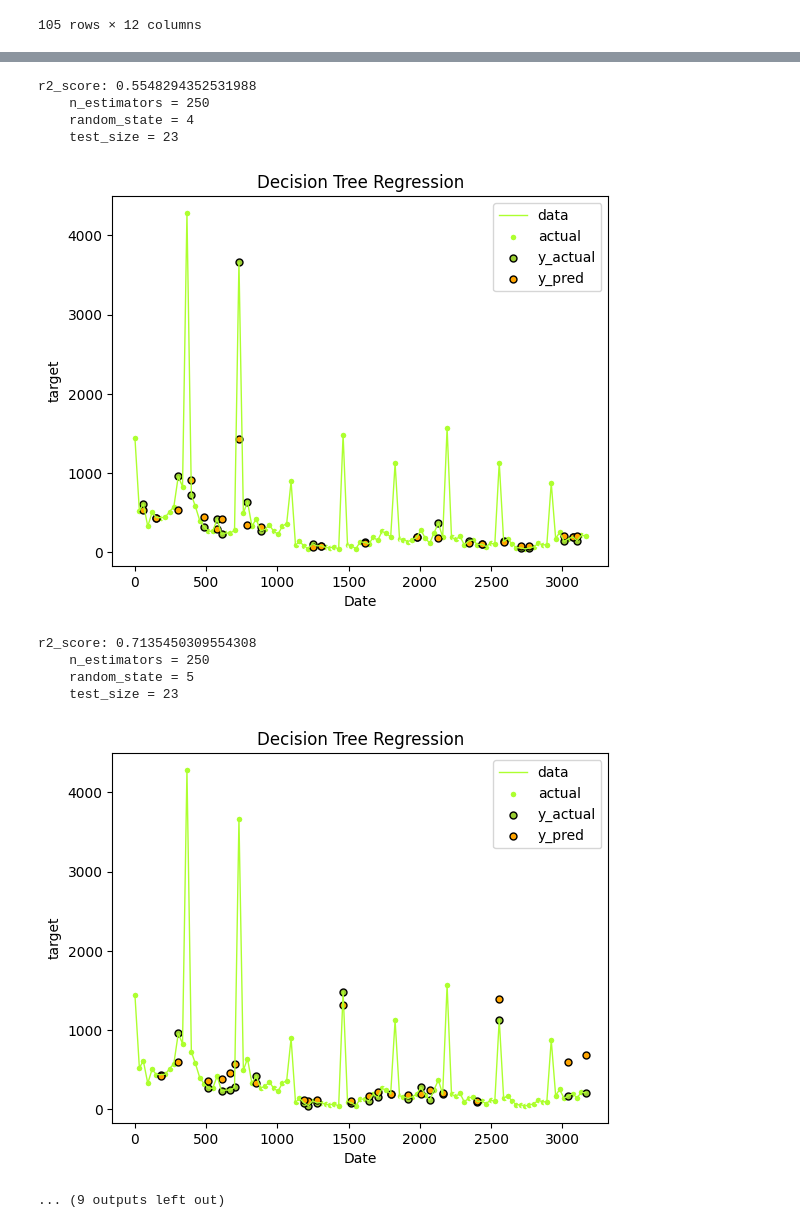
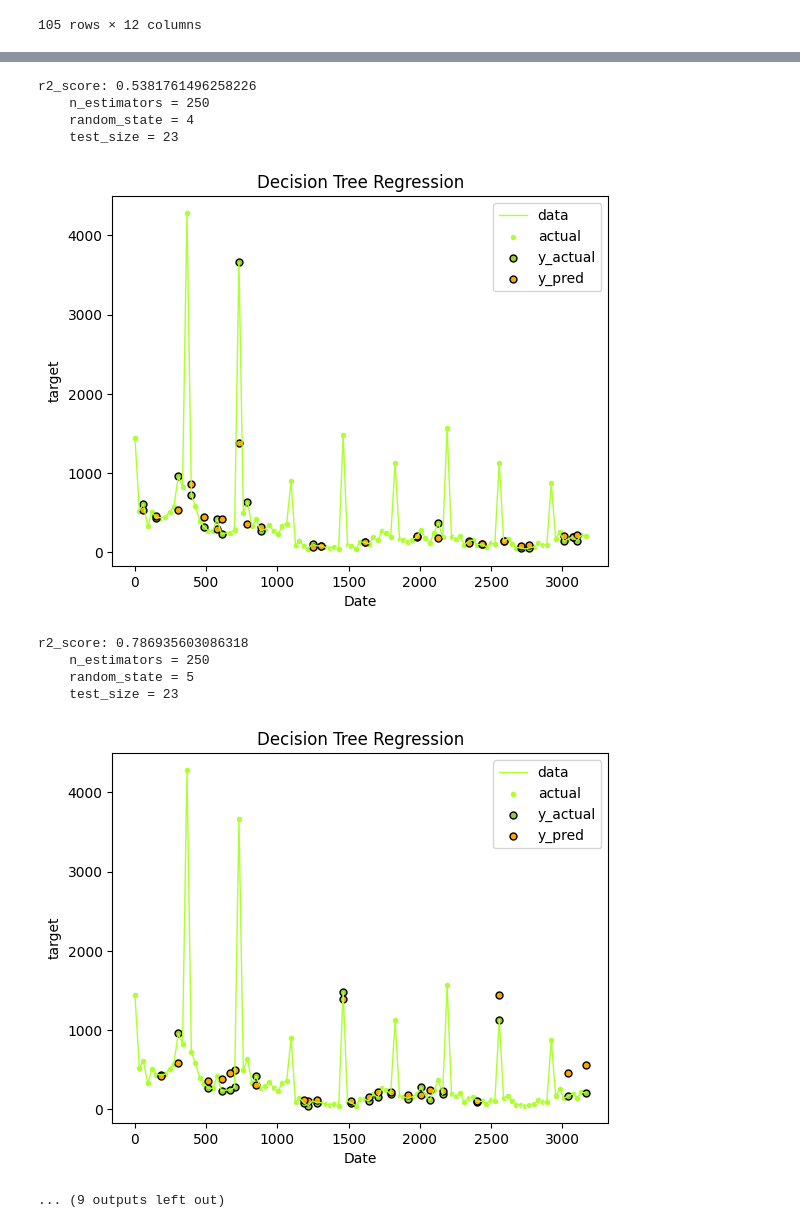
Before and after one commit to Shramster/Predicting-Los-Angeles-Foreclosures, a Jupyter notebook: application/RandomForest_PeriodicMonths.ipynb, the cells around one changed output, grey strips where cells are left out. Saved outputs shown, nothing was run; the diff lists cells and outputs as text; code cells hidden in the pictures.

```diff
--- a/application/RandomForest_PeriodicMonths.ipynb
+++ b/application/RandomForest_PeriodicMonths.ipynb
@@ -60,7 +60,7 @@ for i in range(0,10):
     test_size = 23
     random_state=i
     X_train, X_test, y_train, y_test = train_test_split(X, y, test_size=test_size, random_state=random_state)
-    regressor = RandomForestRegressor(n_estimators=n_estimators, max_features=0.85)
+    regressor = RandomForestRegressor(n_estimators=n_estimators,bootstrap=True, max_features=0.85)
     regressor.fit(X_train,y_train.to_numpy().flatten())
     y_pred = regressor.predict(X_test)
     r2 = r2_score(y_test,y_pred)
@@ -107,11 +107,11 @@ r2_score: 0.8411249898601715
-r2_score: 0.5548294352531988
+r2_score: 0.5381761496258226
     n_estimators = 250
     random_state = 4
     test_size = 23
-[figure, old version]
+[figure, new version]
-r2_score: 0.7135450309554308
+r2_score: 0.786935603086318
     n_estimators = 250
     random_state = 5
     test_size = 23
-[figure, old version]
+[figure, new version]
 ... (9 outputs left out)
```
Also changed, not shown: parts of 1 cell of this notebook, 19 other files.
